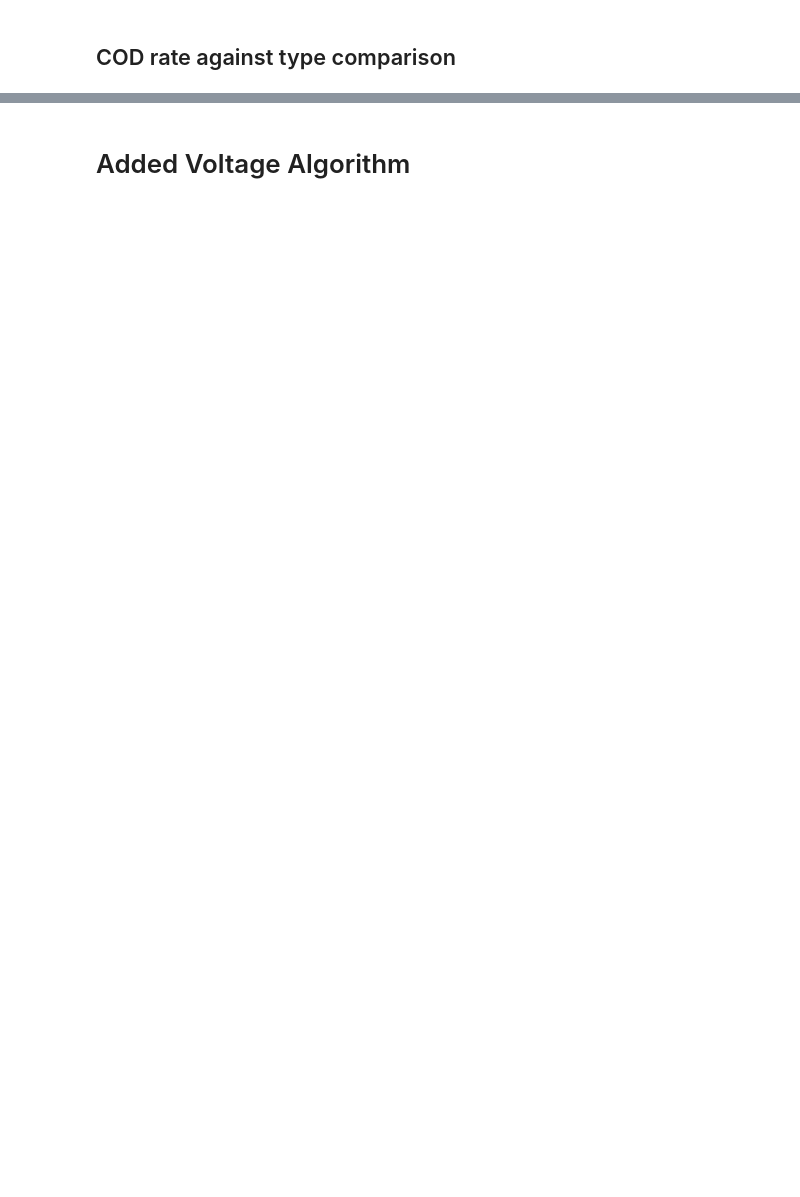
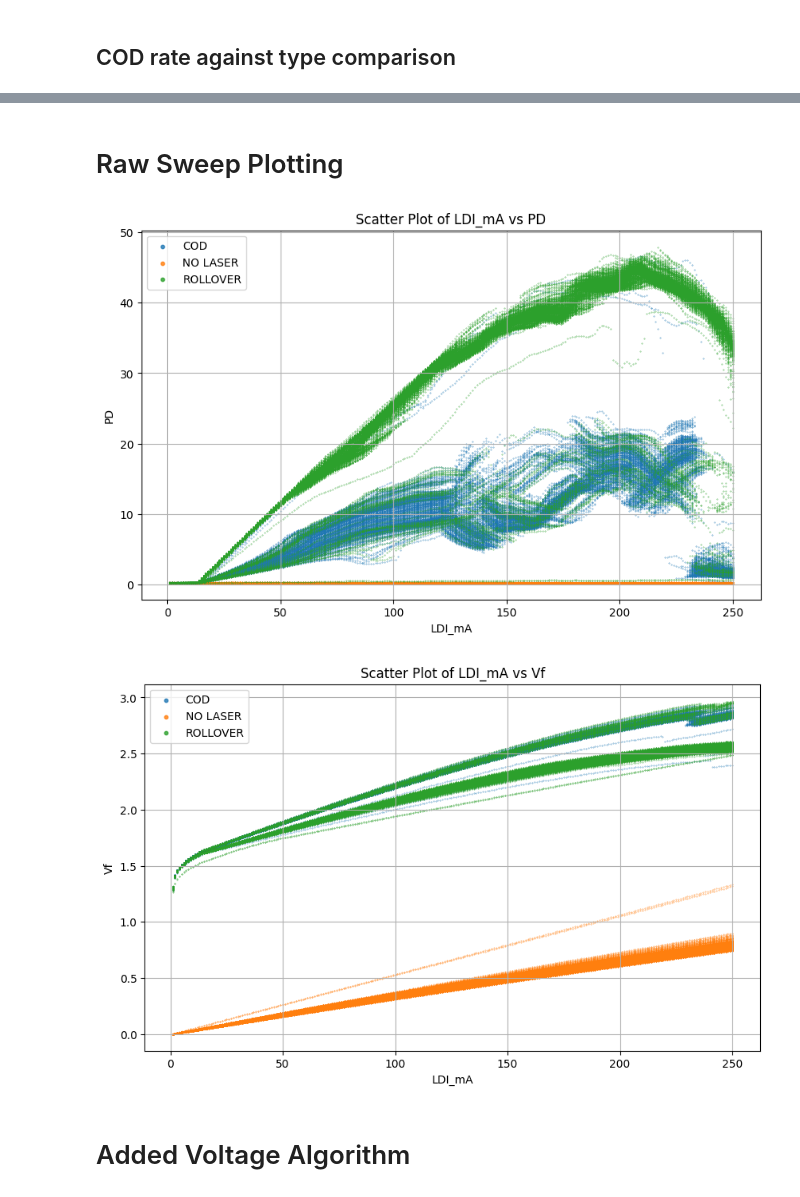
Before and after one commit to VadanKhan/liv-cod-algorithm, a Jupyter notebook: liv_cod_algorithm/cod_algorithm.ipynb, the cells around one changed output, grey strips where cells are left out. Cells and saved outputs as stored; diff of their text form; code cells hidden in the pictures; blank space fills up the shorter version.

```diff
--- a/liv_cod_algorithm/cod_algorithm.ipynb
+++ b/liv_cod_algorithm/cod_algorithm.ipynb
@@ -412,2 +418,29 @@ Number of BL LASER devices: 966
+# %% [markdown]
+# Raw Sweep Plotting
+# %%
+# Scatter plot of PD against LDI_mA with grouping by COD_ROLL_EVAL flag
+plt.figure(figsize=(10, 6))
+for label, group in df_raw_sweeps.groupby("COD_ROLL_EVAL"):
+    plt.scatter(group["LDI_mA"], group["PD"], alpha=0.8, s=0.1, label=label)
+plt.title("Scatter Plot of LDI_mA vs PD")
+plt.xlabel("LDI_mA")
+plt.ylabel("PD")
+plt.legend(loc="best", markerscale=10)
+plt.grid(True)
+plt.show()
+
+# Scatter plot of Vf against LDI_mA with grouping by COD_ROLL_EVAL flag
+plt.figure(figsize=(10, 6))
+for label, group in df_raw_sweeps.groupby("COD_ROLL_EVAL"):
+    plt.scatter(group["LDI_mA"], group["Vf"], alpha=0.8, s=0.1, label=label)
+plt.title("Scatter Plot of LDI_mA vs Vf")
+plt.xlabel("LDI_mA")
+plt.ylabel("Vf")
+plt.legend(loc="best", markerscale=10)
+plt.grid(True)
+plt.show()
+# %% [output]
+[figure, added]
+[figure, added]
 # %% [markdown]
 # Added Voltage Algorithm
```
Also changed, not shown: parts of 5 cells of this notebook.
